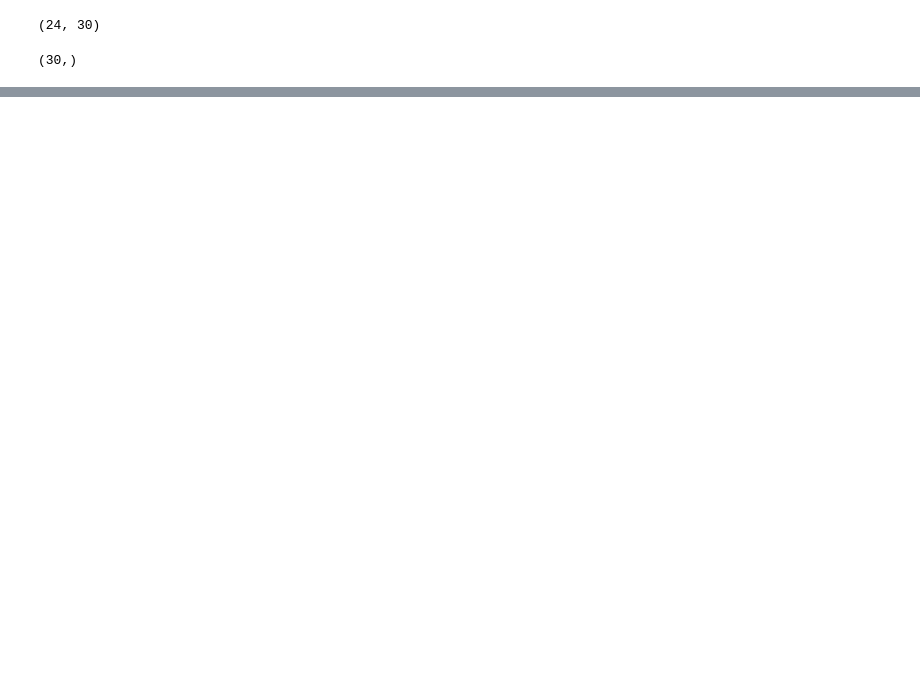
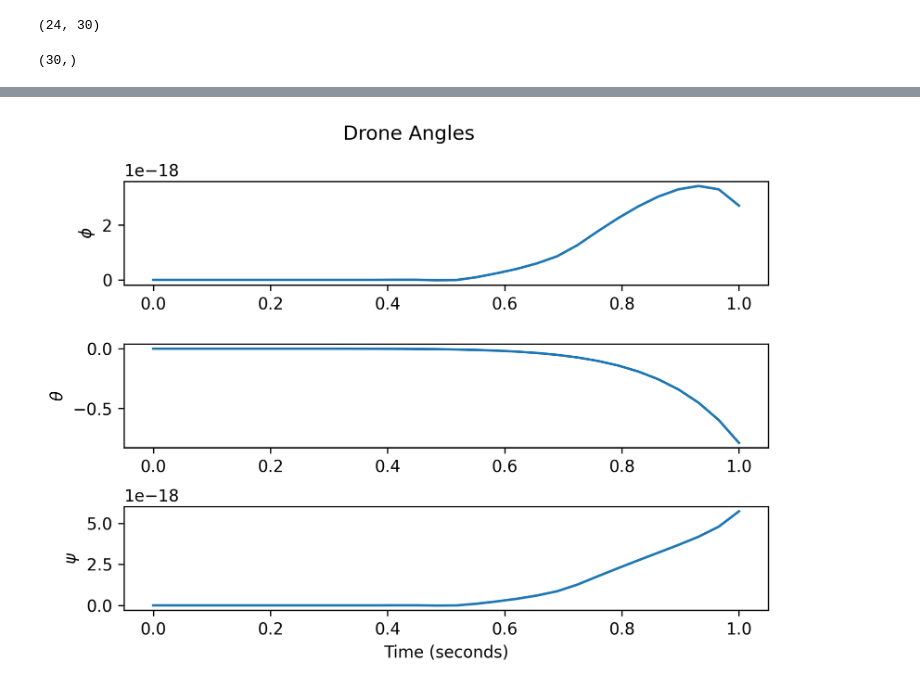
Before and after one commit to mward19/drone-stabilization, a Jupyter notebook: drone_simulate.ipynb, the cells around one changed output, grey strips where cells are left out. Saved outputs shown, nothing was run; the diff lists cells and outputs as text; code cells hidden in the pictures; blank space fills up the shorter version.

```diff
--- a/drone_simulate.ipynb
+++ b/drone_simulate.ipynb
@@ -101,0 +84,4 @@ plt.show()
+# %%
+plot_angles(sol.t, sol.y)
+# %% [output]
+[figure, added]
```
Also changed, not shown: parts of 11 cells of this notebook, 2 other files.
